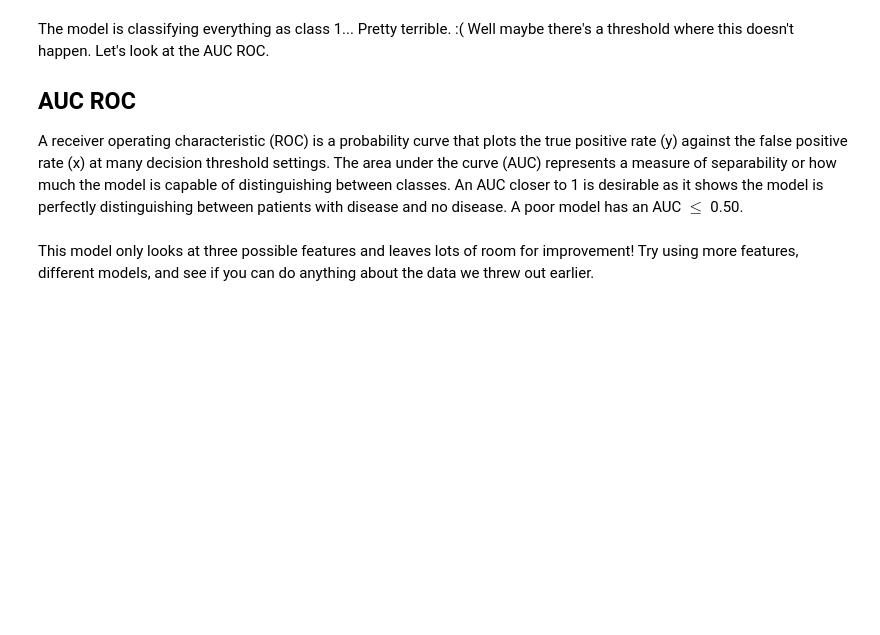
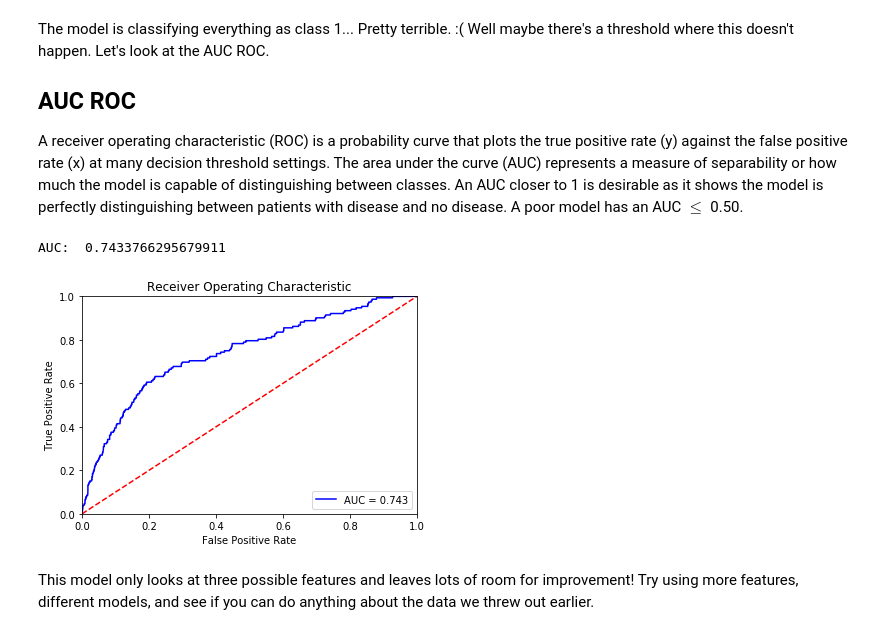
Before and after one commit to sMyn42/Week1Public, a Jupyter notebook: Challenge Problem Week 1-Student.ipynb, the cells around one changed output. Cells and saved outputs as stored; diff of their text form; code cells hidden in the pictures; blank space fills up the shorter version.

```diff
--- a/Challenge Problem Week 1-Student.ipynb
+++ b/Challenge Problem Week 1-Student.ipynb
@@ -153,0 +265,26 @@ from sklearn.metrics import confusion_matrix
+# %%
+# write your code here
+
+from sklearn import metrics
+from sklearn.metrics import confusion_matrix
+from sklearn.metrics import auc
+
+# apply the model to test data
+y_val_predict = model.predict(X_test)
+y_val_proba = model.predict_proba(X_test)
+
+def cm_metric(y_true,y_prob):
+
+    # predict the class with the greatest probability
+    y_pred = [np.argmax(y) for y in y_prob]
+
+    # calculate the confusion matrix
+    cm = confusion_matrix(y_true, y_val_predict)
+
+    cm_norm = cm.astype('float') / cm.sum(axis=1)[:, np.newaxis]
+    #return sum(sum(np.multiply(cm_norm,np.array([[1, -2], [-2, 1]]))))
+    return(cm)
+print(cm_metric(y_test,y_val_proba))
+
+#print(y_test[:5],y_val_predict[:5])
+#print(X_train)
@@ -159,7 +299,24 @@ The model is classifying everything as class 1... Pretty terrible. :( Well maybe
 A receiver operating characteristic (ROC) is a probability curve that plots the true positive rate (y) against the false positive rate (x) at many decision threshold settings. The area under the curve (AUC) represents a measure of separability or how much the model is capable of distinguishing between classes. An AUC closer to 1 is desirable as it shows the model is perfectly distinguishing between patients with disease and no disease. A poor model has an AUC $\leq$ 0.50.
 # %%
 #extract fpr and tpr to plot ROC curve and calculate AUC (Note: fpr-false positive rate and tpr -true positive rate)
-fpr, tpr, threshold = metrics.roc_curve()
+fpr, tpr, threshold = metrics.roc_curve(y_test, y_val_proba[:,1])
+
+roc_auc = metrics.auc(fpr, tpr)
+print('AUC: ',roc_auc)
+
+import matplotlib.pyplot as plt
+plt.title('Receiver Operating Characteristic')
+plt.plot(fpr, tpr, 'b', label = 'AUC = %0.3f' % roc_auc)
+plt.legend(loc = 'lower right')
+plt.plot([0, 1], [0, 1],'r--')
+plt.xlim([0, 1])
+plt.ylim([0, 1])
+plt.ylabel('True Positive Rate')
+plt.xlabel('False Positive Rate')
+plt.show()
+# %% [output]
+AUC:  0.7433766295679911
+[figure, added]
 # %% [markdown]
 This model only looks at three possible features and leaves lots of room for improvement!  Try using more features, different models, and see if you can do anything about the data we threw out earlier.
 # %% [markdown]
```
Also changed, not shown: parts of 15 cells of this notebook, 3 other files.
